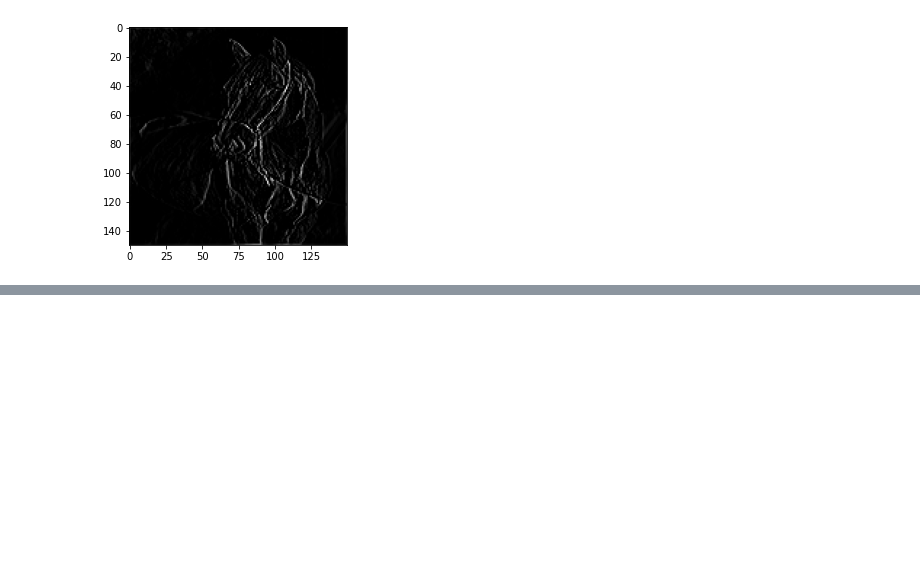
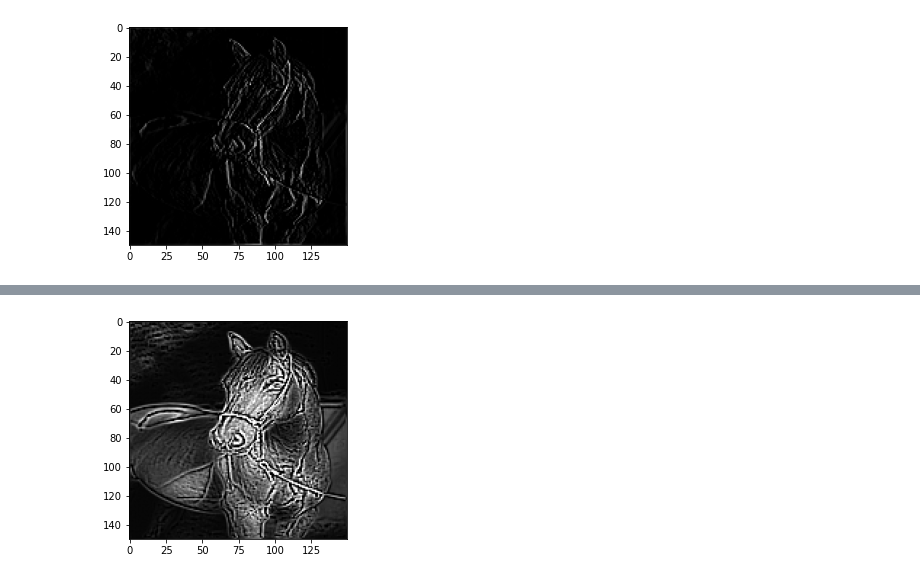
Before and after one commit to pelinbalci/TF_Intro, a Jupyter notebook: lecture_2_convolutions.ipynb, the cells around one changed output, grey strips where cells are left out. Cells and saved outputs as stored; diff of their text form; code cells hidden in the pictures; blank space fills up the shorter version.

```diff
--- a/lecture_2_convolutions.ipynb
+++ b/lecture_2_convolutions.ipynb
@@ -483,0 +504,8 @@ plot_filtered_image(image_filtered)
+# %%
+# show edges:
+filter = [[1, 1,  1], [1,  -7,  1], [1,  1,  1]]
+weight = 1
+image_filtered = calculate_filter_pixel(new_img_np, image_filtered, filter, weight, size_x, size_y)
+plot_filtered_image(image_filtered)
+# %% [output]
+[figure, added]
```
Also changed, not shown: parts of 2 cells of this notebook.
